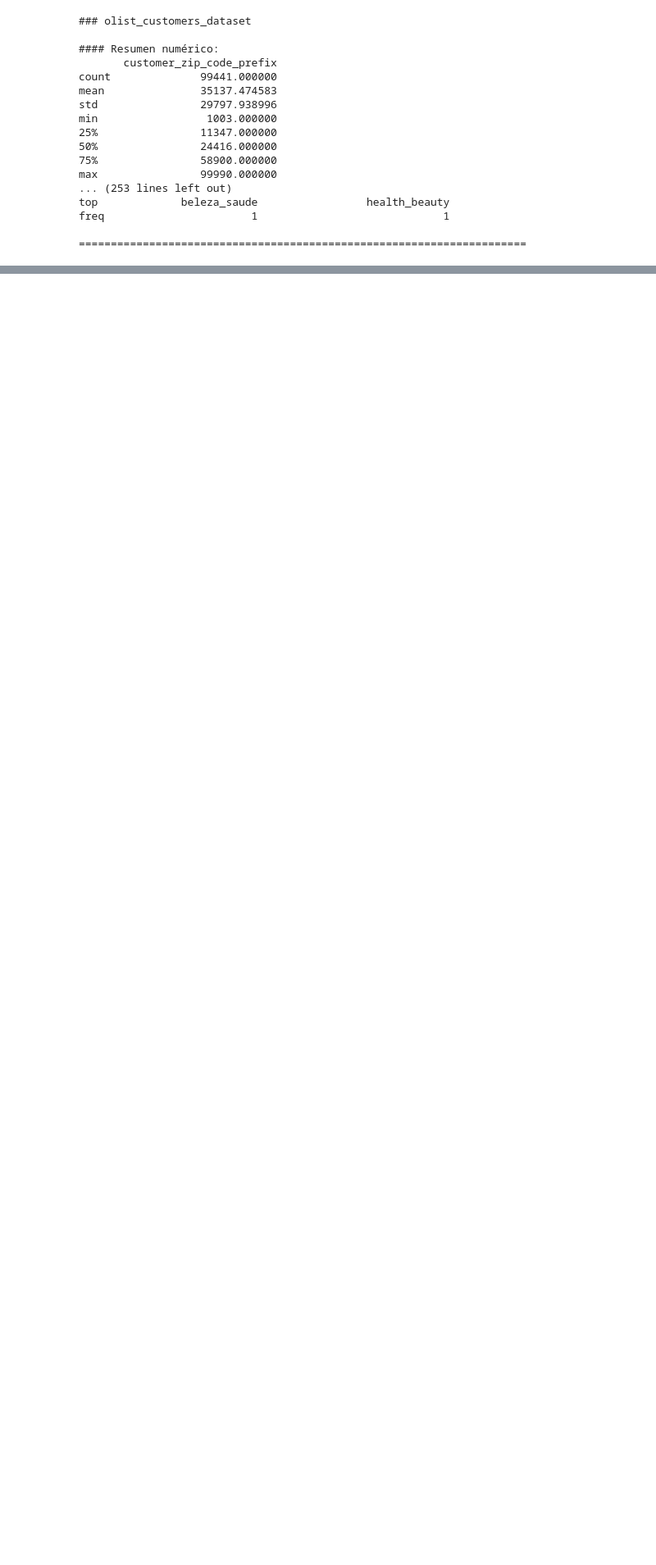
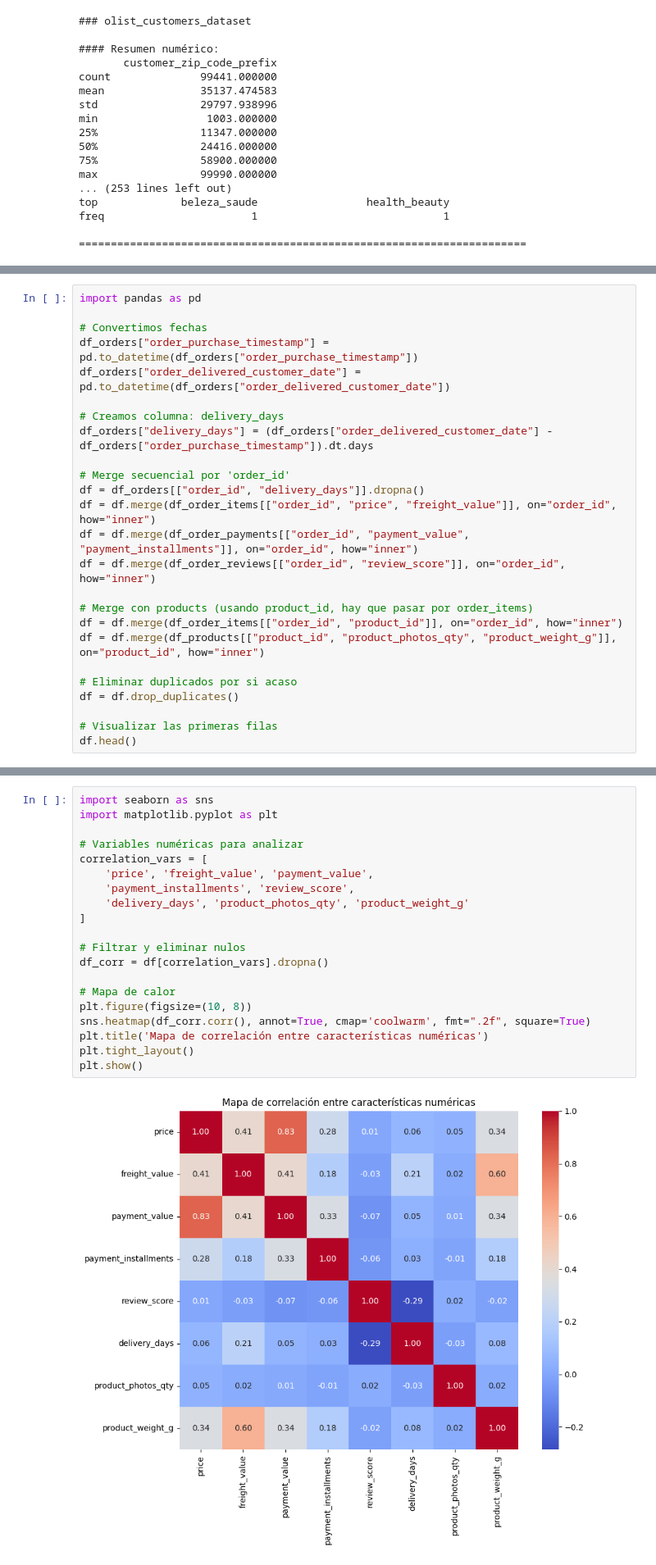
Before and after one commit to Ctribsz/ProyectoFinal-DM, a Jupyter notebook: finalProject.ipynb, the cells around one changed output, grey strips where cells are left out. Shown at 82% size. Drawn from its saved outputs; the diff is of its cells as text; blank space fills up the shorter version.

Commit message:
Análisis de correlación de características

```diff
--- a/finalProject.ipynb
+++ b/finalProject.ipynb
@@ -478,0 +491,25 @@ Aunque es un dataset reducido, es fundamental para interpretar correctamente las
+# %%
+import pandas as pd
+
+# Convertimos fechas
+df_orders["order_purchase_timestamp"] = pd.to_datetime(df_orders["order_purchase_timestamp"])
+df_orders["order_delivered_customer_date"] = pd.to_datetime(df_orders["order_delivered_customer_date"])
+
+# Creamos columna: delivery_days
+df_orders["delivery_days"] = (df_orders["order_delivered_customer_date"] - df_orders["order_purchase_timestamp"]).dt.days
+
+# Merge secuencial por 'order_id'
+df = df_orders[["order_id", "delivery_days"]].dropna()
+df = df.merge(df_order_items[["order_id", "price", "freight_value"]], on="order_id", how="inner")
+df = df.merge(df_order_payments[["order_id", "payment_value", "payment_installments"]], on="order_id", how="inner")
+df = df.merge(df_order_reviews[["order_id", "review_score"]], on="order_id", how="inner")
+
+# Merge con products (usando product_id, hay que pasar por order_items)
+df = df.merge(df_order_items[["order_id", "product_id"]], on="order_id", how="inner")
+df = df.merge(df_products[["product_id", "product_photos_qty", "product_weight_g"]], on="product_id", how="inner")
+
+# Eliminar duplicados por si acaso
+df = df.drop_duplicates()
+
+# Visualizar las primeras filas
+df.head()
@@ -478,0 +537,22 @@ Aunque es un dataset reducido, es fundamental para interpretar correctamente las
+# %%
+import seaborn as sns
+import matplotlib.pyplot as plt
+
+# Variables numéricas para analizar
+correlation_vars = [
+    'price', 'freight_value', 'payment_value',
+    'payment_installments', 'review_score',
+    'delivery_days', 'product_photos_qty', 'product_weight_g'
+]
+
+# Filtrar y eliminar nulos
+df_corr = df[correlation_vars].dropna()
+
+# Mapa de calor
+plt.figure(figsize=(10, 8))
+sns.heatmap(df_corr.corr(), annot=True, cmap='coolwarm', fmt=".2f", square=True)
+plt.title('Mapa de correlación entre características numéricas')
+plt.tight_layout()
+plt.show()
+# %% [output]
+[figure, added]
```
Also changed, not shown: parts of 5 cells of this notebook.
